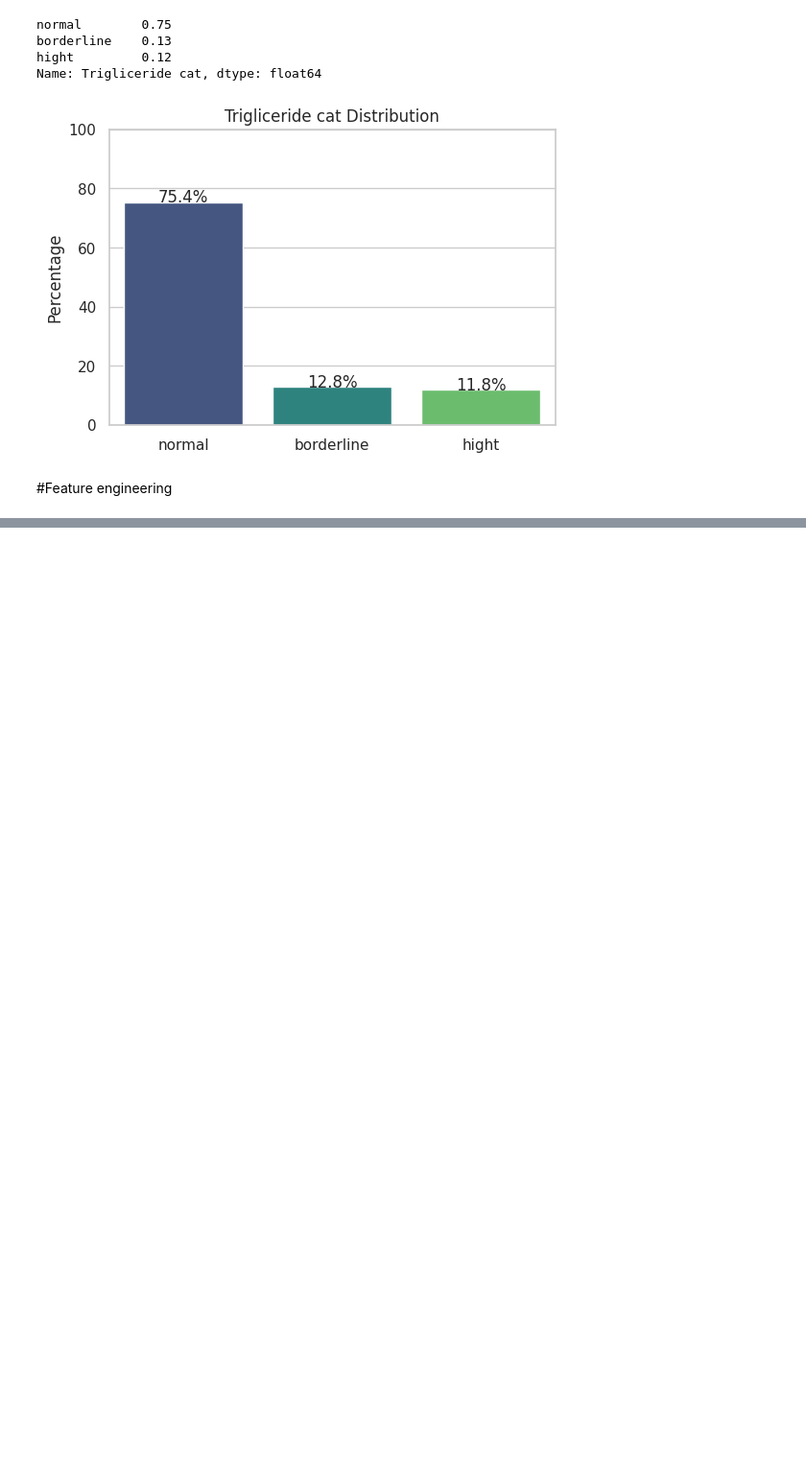
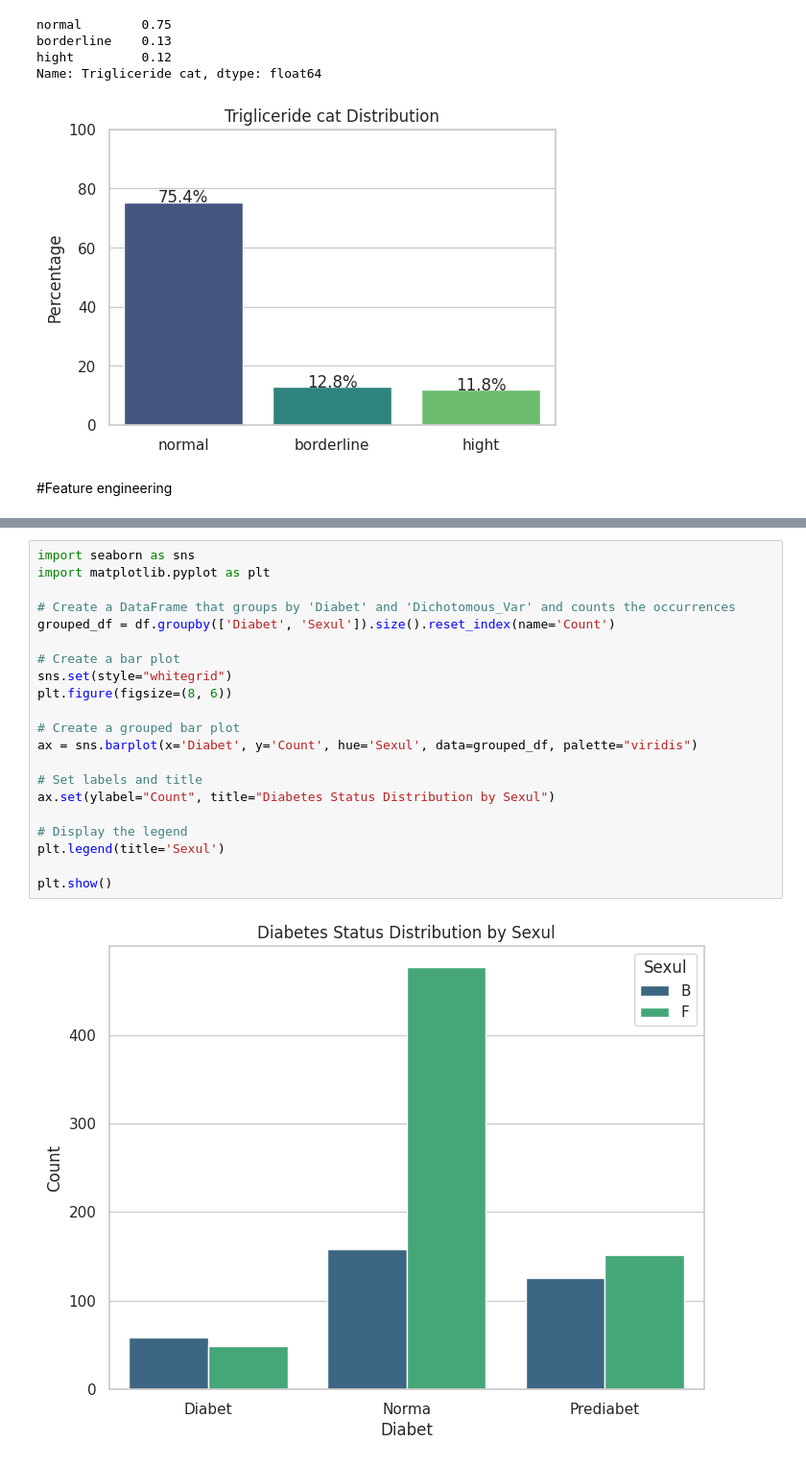
Before and after one commit to arnautoleg/Endocrinology, a Jupyter notebook: DZ_Endocrinolologie.ipynb, the cells around one changed output, grey strips where cells are left out. Shown at 96% size. Cells and saved outputs as stored; diff of their text form; blank space fills up the shorter version.

```diff
--- a/DZ_Endocrinolologie.ipynb
+++ b/DZ_Endocrinolologie.ipynb
@@ -1052,0 +1237,23 @@ df.Insulina.isna().sum()
+# %%
+import seaborn as sns
+import matplotlib.pyplot as plt
+
+# Create a DataFrame that groups by 'Diabet' and 'Dichotomous_Var' and counts the occurrences
+grouped_df = df.groupby(['Diabet', 'Sexul']).size().reset_index(name='Count')
+
+# Create a bar plot
+sns.set(style="whitegrid")
+plt.figure(figsize=(8, 6))
+
+# Create a grouped bar plot
+ax = sns.barplot(x='Diabet', y='Count', hue='Sexul', data=grouped_df, palette="viridis")
+
+# Set labels and title
+ax.set(ylabel="Count", title="Diabetes Status Distribution by Sexul")
+
+# Display the legend
+plt.legend(title='Sexul')
+
+plt.show()
+# %% [output]
+[figure, added]
```
Also changed, not shown: parts of 35 cells of this notebook.
